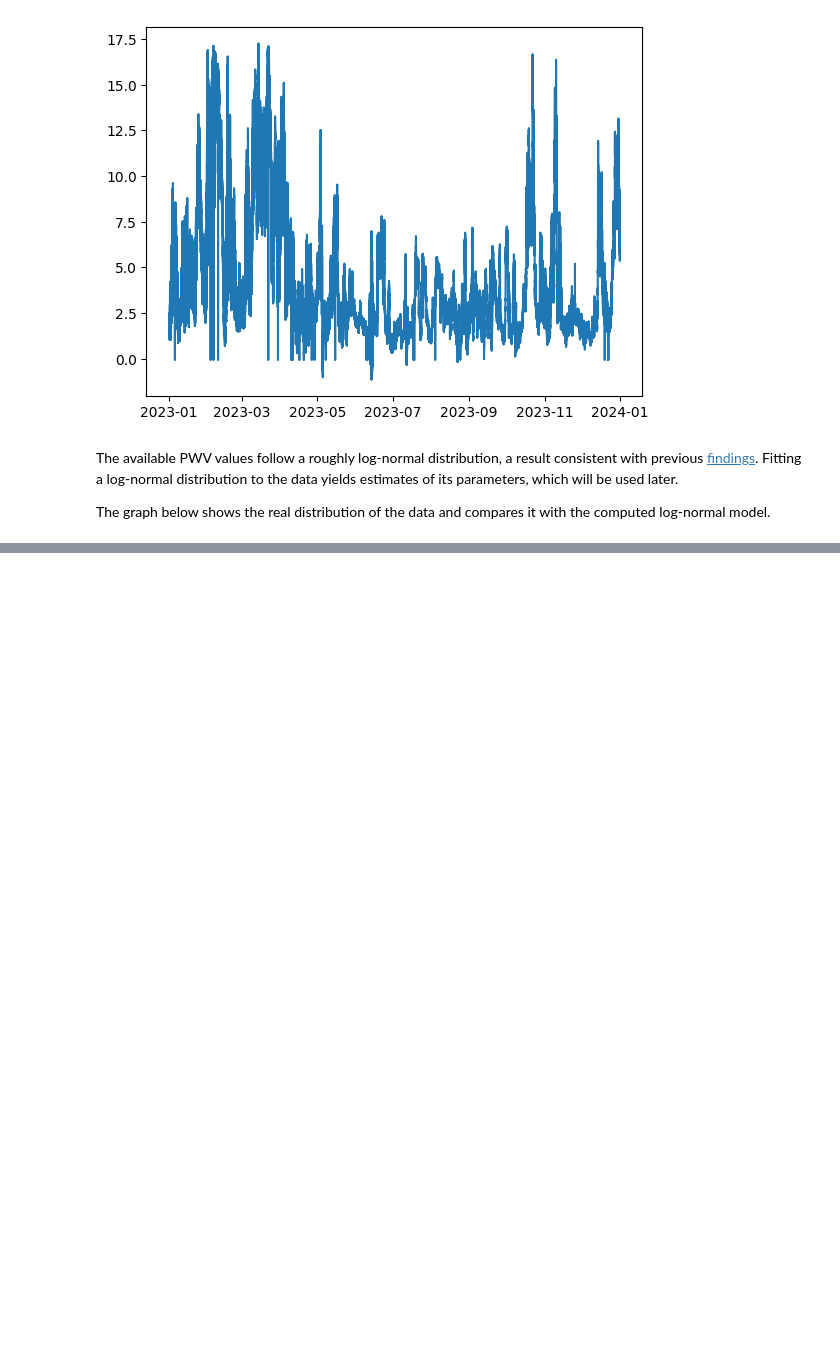
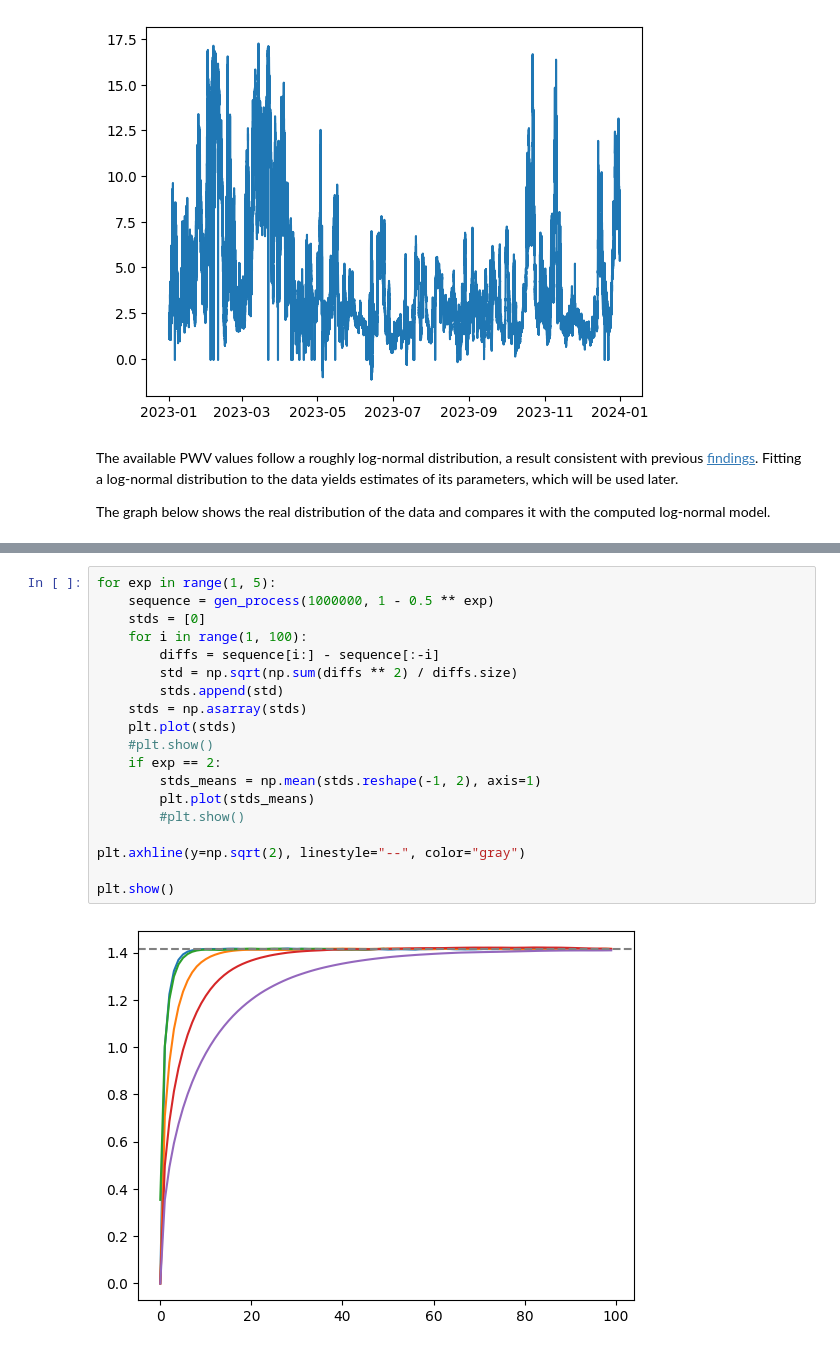
Before and after one commit to Aspie96/AstroTesi, a Jupyter notebook: notebooks/GeneratePVW.ipynb, the cells around one changed output, grey strips where cells are left out. Cells and saved outputs as stored; diff of their text form; blank space fills up the shorter version.

```diff
--- a/notebooks/GeneratePVW.ipynb
+++ b/notebooks/GeneratePVW.ipynb
@@ -386,0 +116,21 @@ plt.show()
+# %%
+for exp in range(1, 5):
+	sequence = gen_process(1000000, 1 - 0.5 ** exp)
+	stds = [0]
+	for i in range(1, 100):
+		diffs = sequence[i:] - sequence[:-i]
+		std = np.sqrt(np.sum(diffs ** 2) / diffs.size)
+		stds.append(std)
+	stds = np.asarray(stds)
+	plt.plot(stds)
+	#plt.show()
+	if exp == 2:
+		stds_means = np.mean(stds.reshape(-1, 2), axis=1)
+		plt.plot(stds_means)
+		#plt.show()
+
+plt.axhline(y=np.sqrt(2), linestyle="--", color="gray")
+
+plt.show()
+# %% [output]
+[figure, added]
```
Also changed, not shown: parts of 35 cells of this notebook.
